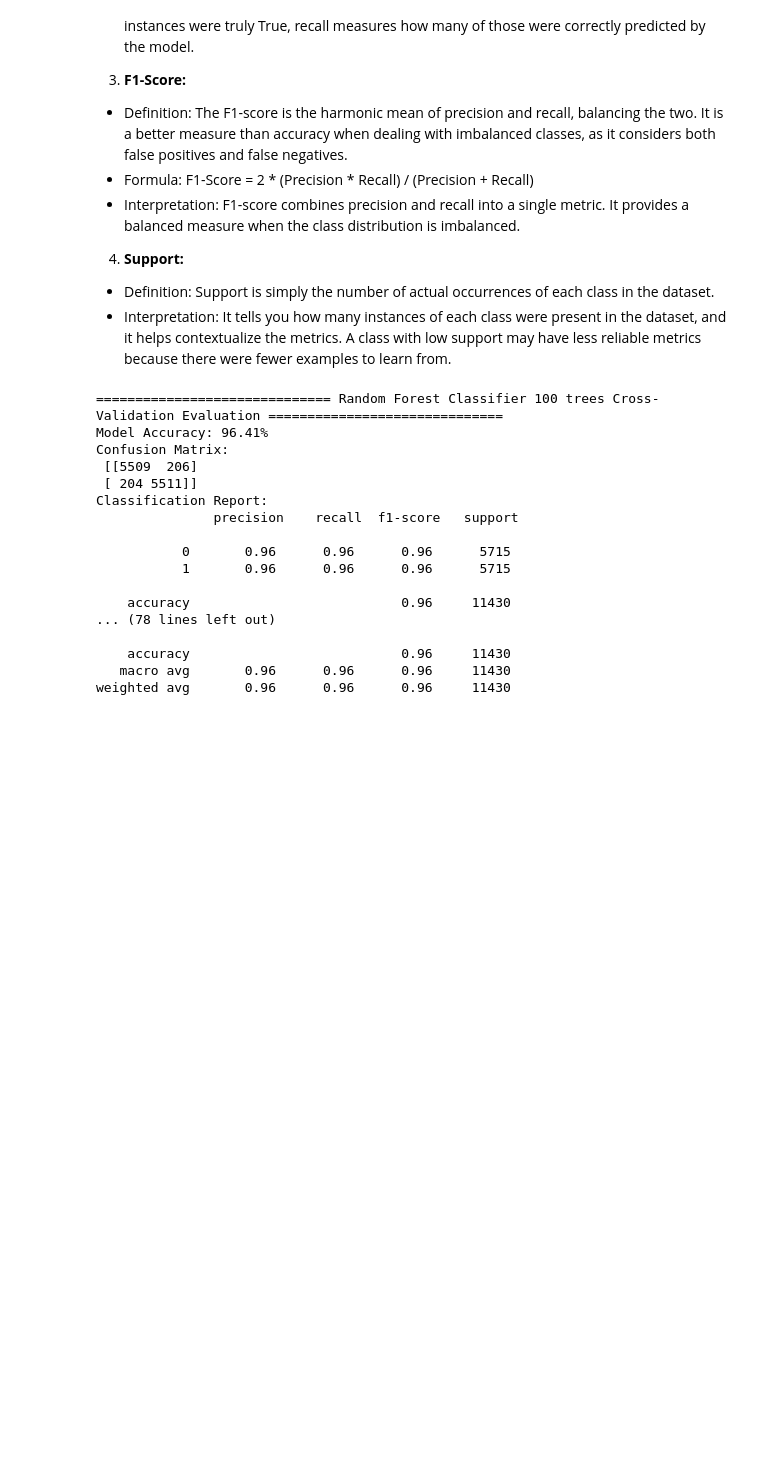
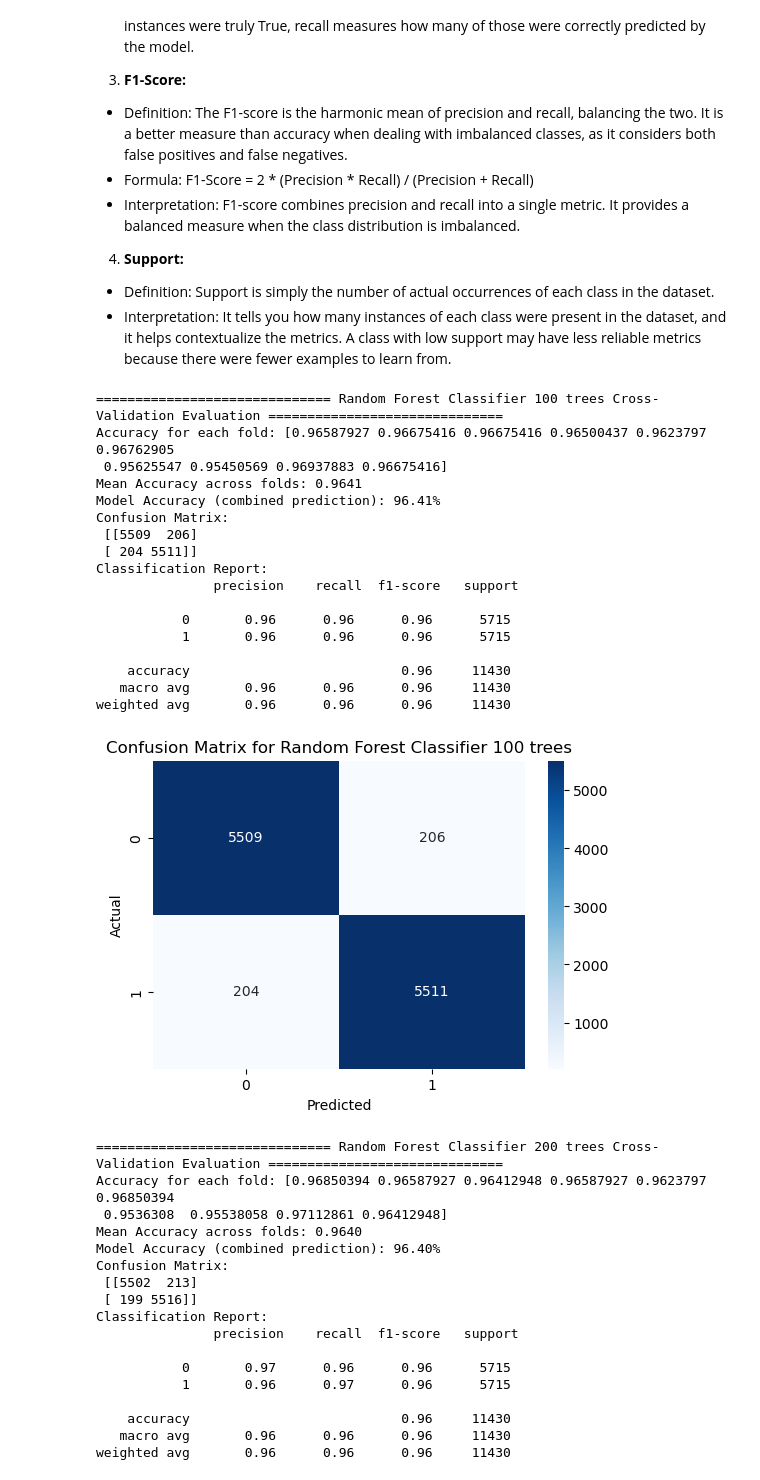
Before and after one commit to GraceLytle/CS597-CyberAI, a Jupyter notebook: notebooks/dataset_1/random_forest_decision_tree/random-forest-PhishingURLDetection.ipynb, the cells around one changed output. Cells and saved outputs as stored; diff of their text form; code cells hidden in the pictures; blank space fills up the shorter version.

```diff
--- a/notebooks/dataset_1/random_forest_decision_tree/random-forest-PhishingURLDetection.ipynb
+++ b/notebooks/dataset_1/random_forest_decision_tree/random-forest-PhishingURLDetection.ipynb
@@ -297,16 +243,19 @@ Performing 10-fold cross-validation and computing the confusion matrix gives a d
 - Definition: Support is simply the number of actual occurrences of each class in the dataset.
 - Interpretation: It tells you how many instances of each class were present in the dataset, and it helps contextualize the metrics. A class with low     support may have less reliable metrics because there were fewer examples to learn from.
 # %%
-from sklearn.model_selection import cross_val_predict
+from sklearn.preprocessing import StandardScaler
+from sklearn.ensemble import RandomForestClassifier
+from sklearn.model_selection import cross_val_score, cross_val_predict
 from sklearn.metrics import accuracy_score, confusion_matrix, classification_report
-from sklearn.ensemble import RandomForestClassifier
-from sklearn.preprocessing import StandardScaler
+import numpy as np
+import seaborn as sns
+import matplotlib.pyplot as plt
 
-# Assuming X is your dependent variable and y is your target (labels)
+# Assuming X is your feature matrix and y is your target variable (classification labels)
 # X = df[selected_features]
 # y = df['status']
 
-# Scale the entire feature matrix X
+# Initialize the StandardScaler and scale the entire feature matrix X
 scaler = StandardScaler()
 X_scaled = scaler.fit_transform(X)
 
@@ -320,45 +269,73 @@ models = [
     ('Random Forest Classifier with balanced class weight', RandomForestClassifier(n_estimators=100, class_weight='balanced', random_state=0, n_jobs=-1))
 ]
 
-# Function to evaluate the model using cross-validation
+# Function to evaluate the Random Forest models using cross-validation
 def evaluate_model_cv(model, X, y, model_name):
-    # Get predictions using cross-validation
+    print(f'============================== {model_name} Cross-Validation Evaluation ==============================')
+
+    # Perform 10-fold cross-validation and predict using cross_val_predict
     y_pred = cross_val_predict(model, X, y, cv=10, n_jobs=-1)
 
-    # Calculate accuracy
+    # Calculate Accuracy, Confusion Matrix, and Classification Report
     accuracy = accuracy_score(y, y_pred)
-
-    # Generate confusion matrix
     confusion_matrix_result = confusion_matrix(y, y_pred)
-
-    # Generate classification report
     classification = classification_report(y, y_pred)
 
+    # Perform 10-fold cross-validation to get accuracy for each fold
+    scores = cross_val_score(model, X, y, cv=10, scoring='accuracy', n_jobs=-1)
+
     # Print evaluation results
-    print(f'============================== {model_name} Cross-Validation Evaluation ==============================')
-    print(f'Model Accuracy: {accuracy * 100:.2f}%')
+    print(f"Accuracy for each fold: {scores}")
+    print(f"Mean Accuracy across folds: {np.mean(scores):.4f}")
+    print(f"Model Accuracy (combined prediction): {accuracy * 100:.2f}%")
     print('Confusion Matrix:\n', confusion_matrix_result)
     print('Classification Report:\n', classification)
     print()
 
+    # Plot confusion matrix using seaborn
+    plt.figure(figsize=(6, 4))
+    sns.heatmap(confusion_matrix_result, annot=True, fmt='d', cmap='Blues')
+    plt.ylabel('Actual')
+    plt.xlabel('Predicted')
+    plt.title(f'Confusion Matrix for {model_name}')
+    plt.show()
+
 # Iterate through each Random Forest model and evaluate using cross-validation
 for model_name, model in models:
     evaluate_model_cv(model, X_scaled, y, model_name)
 # %% [output]
 ============================== Random Forest Classifier 100 trees Cross-Validation Evaluation ==============================
-Model Accuracy: 96.41%
+Accuracy for each fold: [0.96587927 0.96675416 0.96675416 0.96500437 0.9623797  0.96762905
+ 0.95625547 0.95450569 0.96937883 0.96675416]
+Mean Accuracy across folds: 0.9641
+Model Accuracy (combined prediction): 96.41%
 Confusion Matrix:
  [[5509  206]
  [ 204 5511]]
 Classification Report:
                precision    recall  f1-score   support
 
            0       0.96      0.96      0.96      5715
            1       0.96      0.96      0.96      5715
 
     accuracy                           0.96     11430
-... (78 lines left out)
-
-    accuracy                           0.96     11430
    macro avg       0.96      0.96      0.96     11430
 weighted avg       0.96      0.96      0.96     11430
+[figure, added]
+============================== Random Forest Classifier 200 trees Cross-Validation Evaluation ==============================
+Accuracy for each fold: [0.96850394 0.96587927 0.96412948 0.96587927 0.9623797  0.96850394
+ 0.9536308  0.95538058 0.97112861 0.96412948]
+Mean Accuracy across folds: 0.9640
+Model Accuracy (combined prediction): 96.40%
+Confusion Matrix:
+ [[5502  213]
+ [ 199 5516]]
+Classification Report:
+               precision    recall  f1-score   support
+
+           0       0.97      0.96      0.96      5715
+           1       0.96      0.97      0.96      5715
+
+    accuracy                           0.96     11430
+   macro avg       0.96      0.96      0.96     11430
+weighted avg       0.96      0.96      0.96     11430
```
Also changed, not shown: parts of 2 cells of this notebook, 14 other files.
